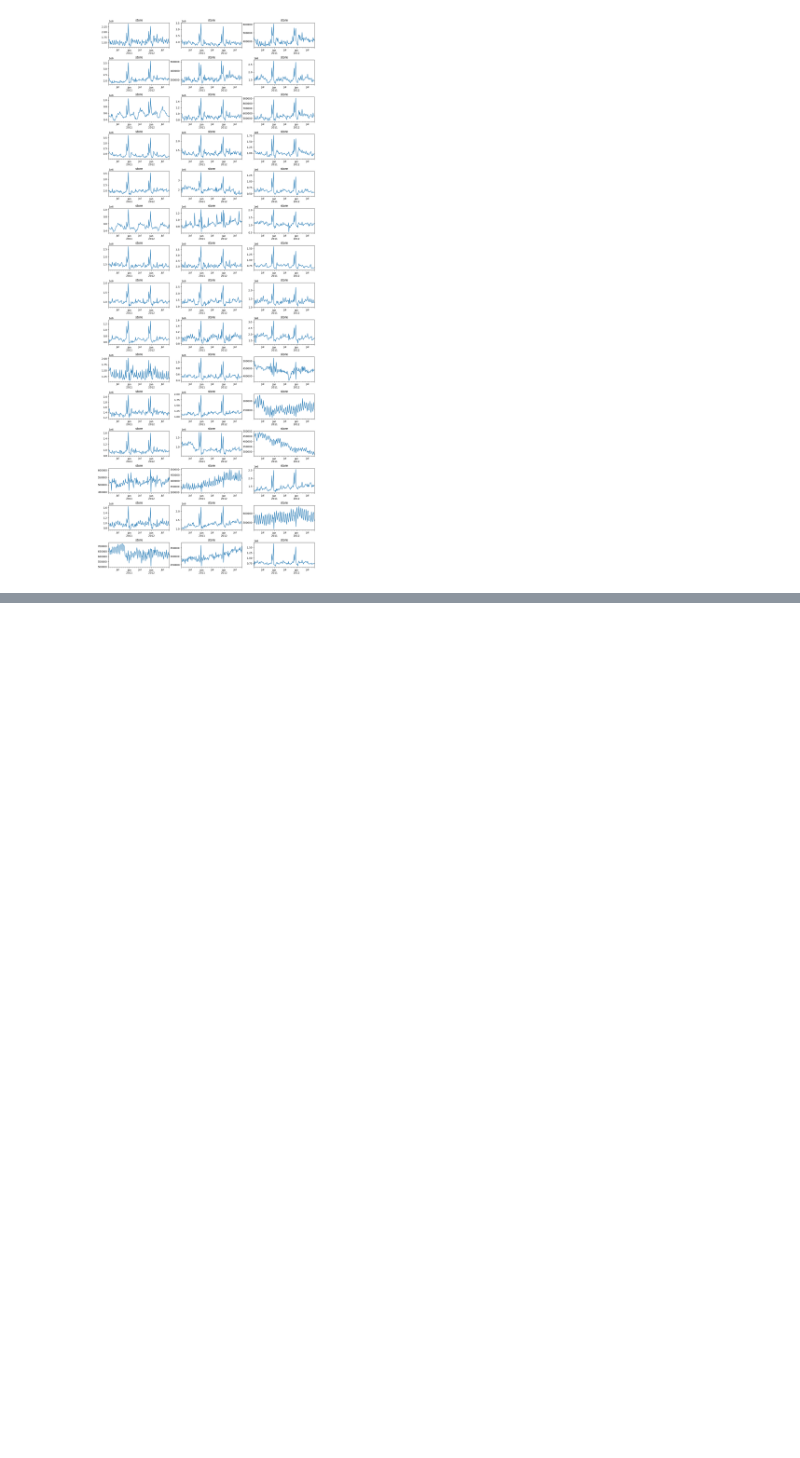
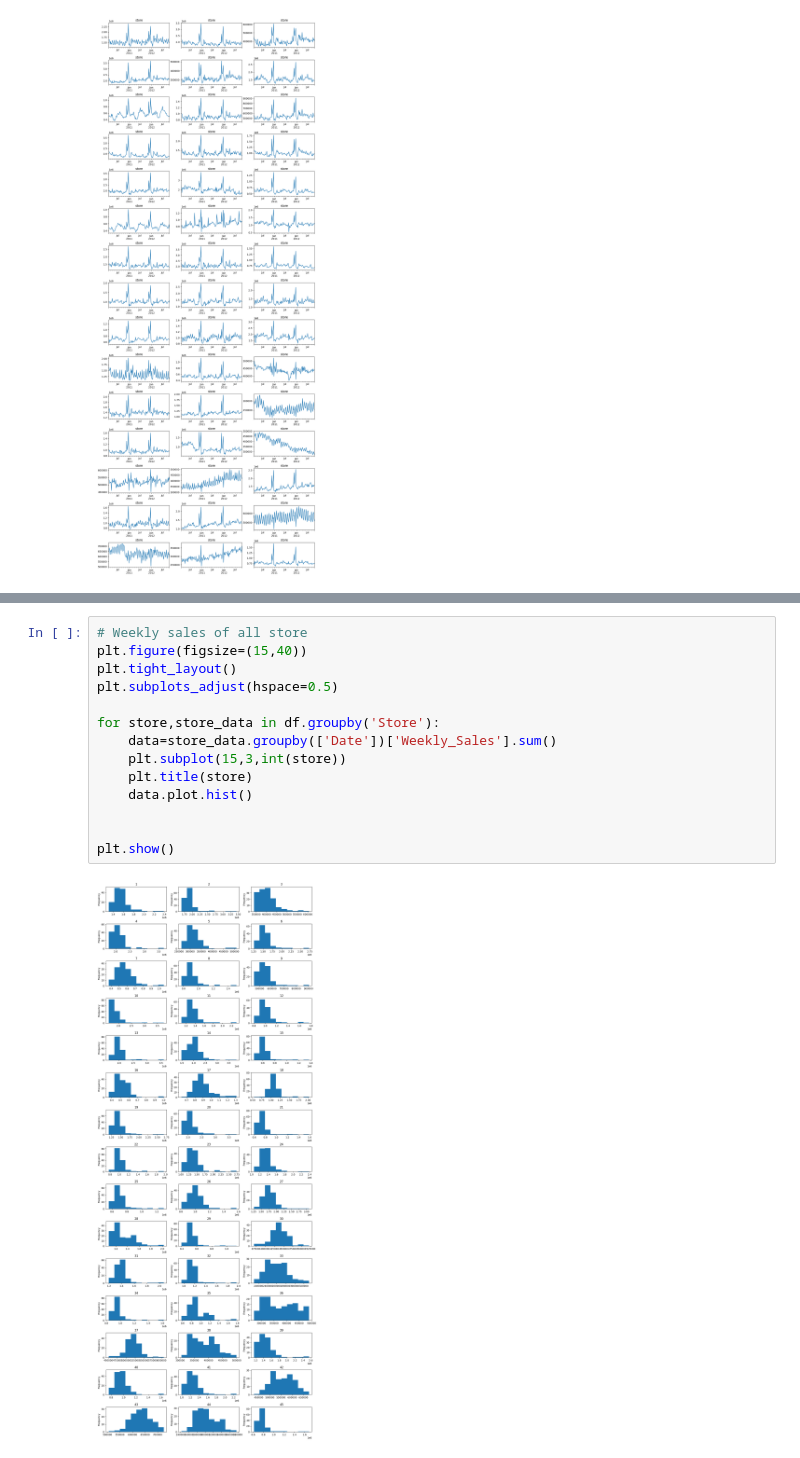
Before and after one commit to Rezashatery/Walmart-Recruiting---Store-Sales-Forecasting, a Jupyter notebook: sales-forecasting.ipynb, the cells around one changed output, grey strips where cells are left out. Saved outputs shown, nothing was run; the diff lists cells and outputs as text; blank space fills up the shorter version.

```diff
--- a/sales-forecasting.ipynb
+++ b/sales-forecasting.ipynb
@@ -232,0 +240,16 @@ plt.show()
+# %%
+# Weekly sales of all store
+plt.figure(figsize=(15,40))
+plt.tight_layout()
+plt.subplots_adjust(hspace=0.5)
+
+for store,store_data in df.groupby('Store'):
+    data=store_data.groupby(['Date'])['Weekly_Sales'].sum()
+    plt.subplot(15,3,int(store))
+    plt.title(store)
+    data.plot.hist()
+
+
+plt.show()
+# %% [output]
+[figure, added]
```
Also changed, not shown: parts of 4 cells of this notebook.
